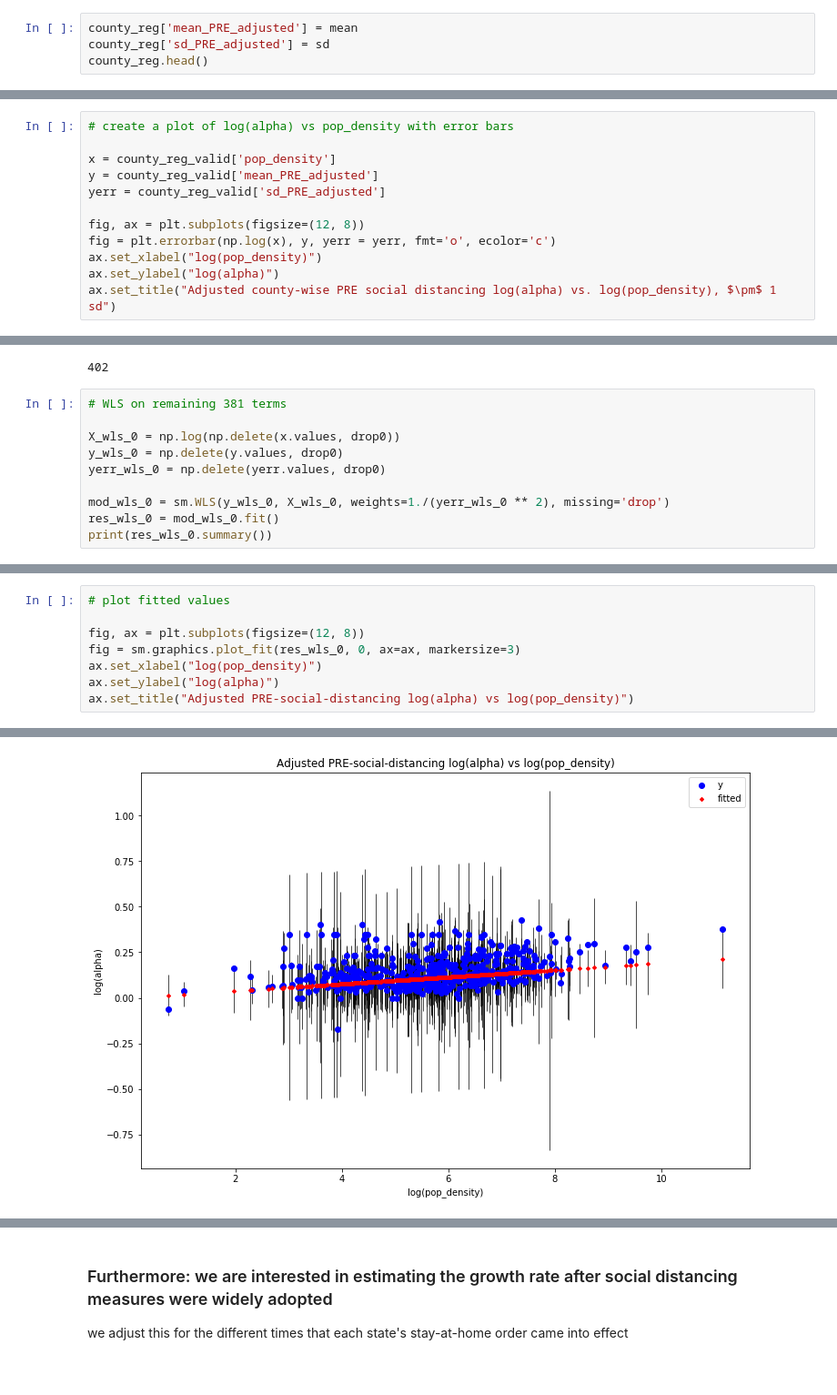
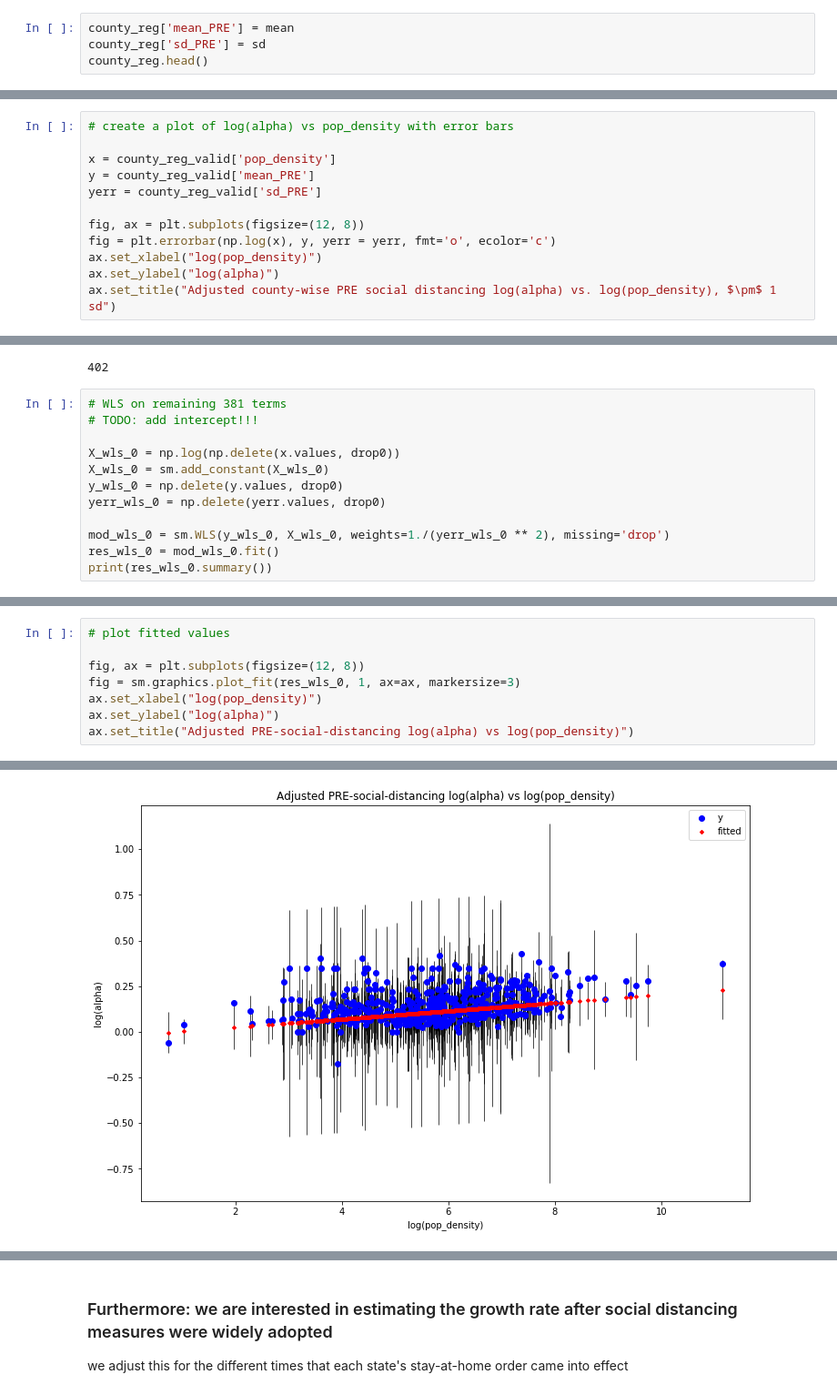
Before and after one commit to peter-i-frazier/group-testing, a Jupyter notebook: notebooks/County_regression_v1.ipynb, the cells around one changed output, grey strips where cells are left out. Shown at 91% size. Cells and saved outputs as stored; diff of their text form.

```diff
--- a/notebooks/County_regression_v1.ipynb
+++ b/notebooks/County_regression_v1.ipynb
@@ -135,7 +146,7 @@ for i in range(len(county_names)):
     else:
         valid[i] = False
 # %%
-county_reg['mean_PRE_adjusted'] = mean
-county_reg['sd_PRE_adjusted'] = sd
+county_reg['mean_PRE'] = mean
+county_reg['sd_PRE'] = sd
 county_reg.head()
 # %% [output]
@@ -159,8 +174,8 @@ county_reg_valid.head()
 # create a plot of log(alpha) vs pop_density with error bars
 
 x = county_reg_valid['pop_density']
-y = county_reg_valid['mean_PRE_adjusted']
-yerr = county_reg_valid['sd_PRE_adjusted']
+y = county_reg_valid['mean_PRE']
+yerr = county_reg_valid['sd_PRE']
 
 fig, ax = plt.subplots(figsize=(12, 8))
 fig = plt.errorbar(np.log(x), y, yerr = yerr, fmt='o', ecolor='c')
@@ -186,8 +201,10 @@ len(drop0)
 402
 # %%
 # WLS on remaining 381 terms
+# TODO: add intercept!!!
 
 X_wls_0 = np.log(np.delete(x.values, drop0))
+X_wls_0 = sm.add_constant(X_wls_0)
 y_wls_0 = np.delete(y.values, drop0)
 yerr_wls_0 = np.delete(yerr.values, drop0)
 
@@ -215,11 +232,11 @@ Warnings:
 # %%
 # plot fitted values
 
 fig, ax = plt.subplots(figsize=(12, 8))
-fig = sm.graphics.plot_fit(res_wls_0, 0, ax=ax, markersize=3)
+fig = sm.graphics.plot_fit(res_wls_0, 1, ax=ax, markersize=3)
 ax.set_xlabel("log(pop_density)")
 ax.set_ylabel("log(alpha)")
 ax.set_title("Adjusted PRE-social-distancing log(alpha) vs log(pop_density)")
 # %% [output]
 Text(0.5, 1.0, 'Adjusted PRE-social-distancing log(alpha) vs log(pop_density)')
-[figure, old version]
+[figure, new version]
```
Also changed, not shown: parts of 18 cells of this notebook.
